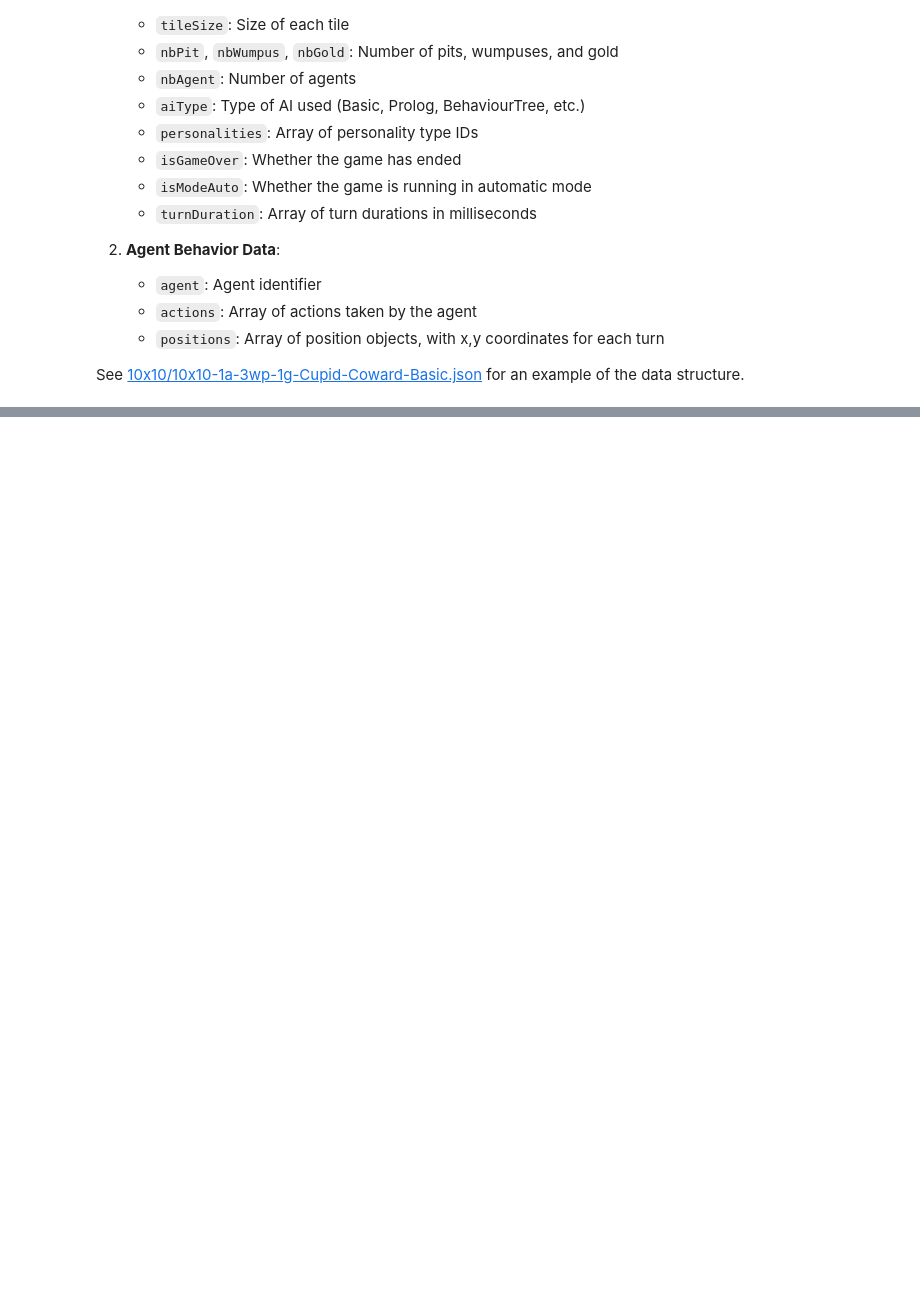
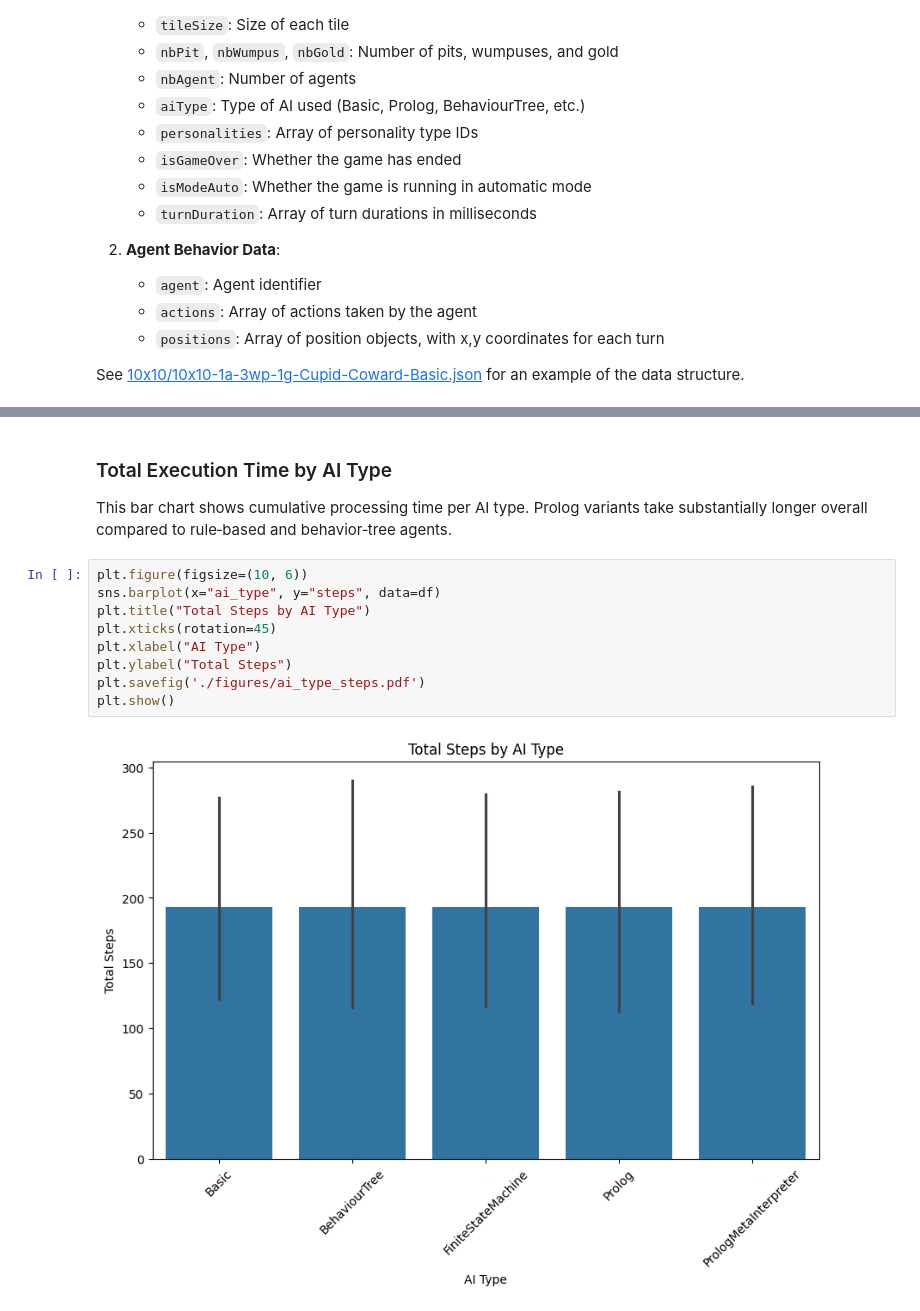
Before and after one commit to lapeyrade/WumpusWorld, a Jupyter notebook: data/data_analysis.ipynb, the cells around one changed output, grey strips where cells are left out. Saved outputs shown, nothing was run; the diff lists cells and outputs as text; blank space fills up the shorter version.

```diff
--- a/data/data_analysis.ipynb
+++ b/data/data_analysis.ipynb
@@ -509,0 +283,14 @@ Ascetic-Coward      41.52    15475.05 293.73           0.36
+# %% [markdown]
+### Total Execution Time by AI Type
+This bar chart shows cumulative processing time per AI type. Prolog variants take substantially longer overall compared to rule‑based and behavior‑tree agents.
+# %%
+plt.figure(figsize=(10, 6))
+sns.barplot(x="ai_type", y="steps", data=df)
+plt.title("Total Steps by AI Type")
+plt.xticks(rotation=45)
+plt.xlabel("AI Type")
+plt.ylabel("Total Steps")
+plt.savefig('./figures/ai_type_steps.pdf')
+plt.show()
+# %% [output]
+[figure, added]
```
Also changed, not shown: parts of 24 cells of this notebook, 11 other files.
